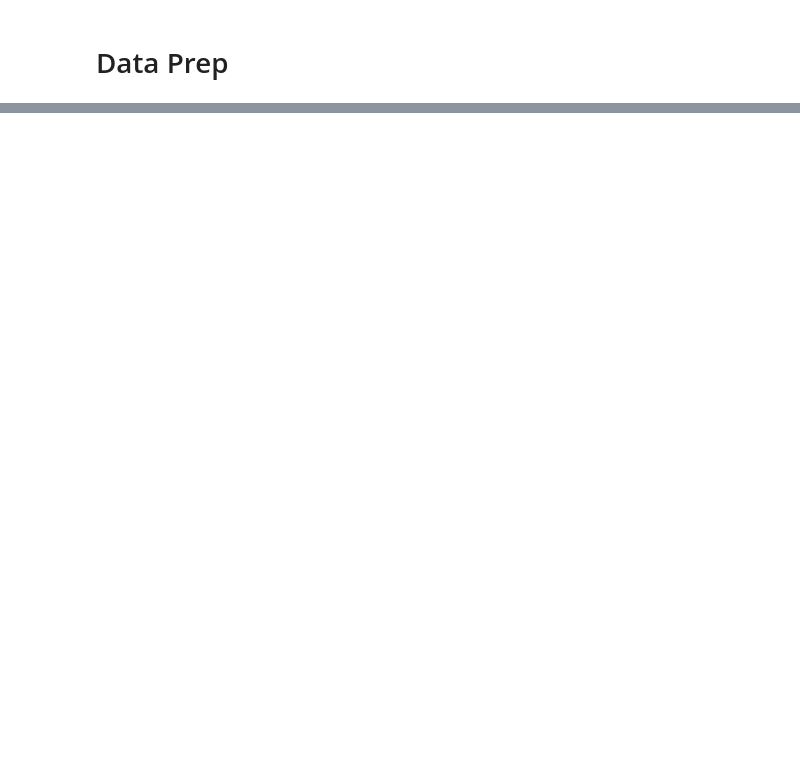
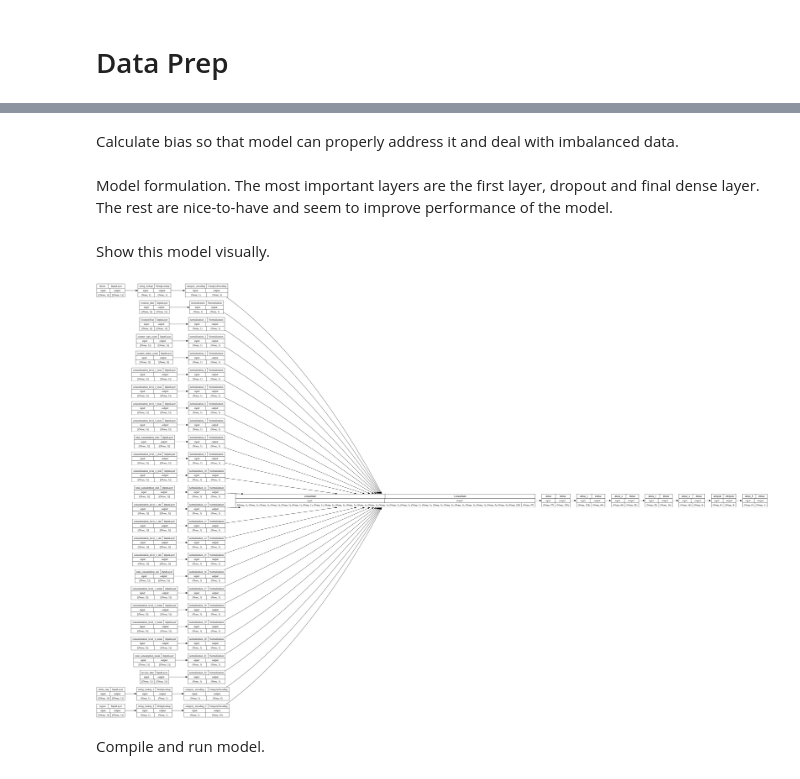
Before and after one commit to jcen1/Fraud-Detection-in-Electricity-and-Gas-Consumption-Challenge, a Jupyter notebook: Notebooks/Fraud_Detection_Starter.ipynb, the cells around one changed output, grey strips where cells are left out. Cells and saved outputs as stored; diff of their text form; code cells hidden in the pictures; blank space fills up the shorter version.

```diff
--- a/Notebooks/Fraud_Detection_Starter.ipynb
+++ b/Notebooks/Fraud_Detection_Starter.ipynb
@@ -359,0 +171,12 @@ submission.to_csv(f'{OUTPUT_DIR}/submission.csv', index=False)
+# %%
+def get_normalization_layer(name, dataset):
+  # Create a Normalization layer for the feature.
+  normalizer = layers.Normalization(axis=None)
+
+  # Prepare a Dataset that only yields the feature.
+  feature_ds = dataset.map(lambda x, y: x[name])
+
+  # Learn the statistics of the data.
+  normalizer.adapt(feature_ds)
+
+  return normalizer
@@ -359,0 +226,37 @@ submission.to_csv(f'{OUTPUT_DIR}/submission.csv', index=False)
+# %%
+categorical_cols = ['disrict', 'client_catg', 'region']
+
+for header in categorical_cols:
+  categorical_col = tf.keras.Input(shape=(1,), name=header, dtype='string')
+  encoding_layer = get_category_encoding_layer(name=header,
+                                               dataset=train_ds,
+                                               dtype='string')
+  encoded_categorical_col = encoding_layer(categorical_col)
+  all_inputs.append(categorical_col)
+  encoded_features.append(encoded_categorical_col)
+# %% [markdown]
+Calculate bias so that model can properly address it and deal with imbalanced data.
+# %%
+initial_bias = np.log(train_data[train_data.target == 1].shape[0]/train_data[train_data.target == 0].shape[0])
+output_bias = tf.keras.initializers.Constant(initial_bias)
+# %% [markdown]
+Model formulation. The most important layers are the first layer, dropout and final dense layer. The rest are nice-to-have and seem to improve performance of the model.
+# %%
+all_features = tf.keras.layers.concatenate(encoded_features)
+x = tf.keras.layers.Dense(128, activation="relu",kernel_initializer='normal')(all_features)
+x = tf.keras.layers.Dense(64, activation="relu",kernel_initializer='normal')(x)
+x = tf.keras.layers.Dense(32, activation="relu",kernel_initializer='normal')(x)
+x = tf.keras.layers.Dense(16, activation="relu",kernel_initializer='normal')(x)
+x = tf.keras.layers.Dense(8, activation="relu",kernel_initializer='normal')(x)
+x = tf.keras.layers.Dropout(0.5)(x)
+output = tf.keras.layers.Dense(1,kernel_initializer='normal',bias_initializer=output_bias,activation='sigmoid')(x)
+
+model = tf.keras.Model(all_inputs, output)
+# %% [markdown]
+Show this model visually.
+# %%
+tf.keras.utils.plot_model(model, show_shapes=True, rankdir="LR")
+# %% [output]
+[figure, added]
+# %% [markdown]
+Compile and run model.
```
Also changed, not shown: parts of 84 cells of this notebook, 1 other file.
